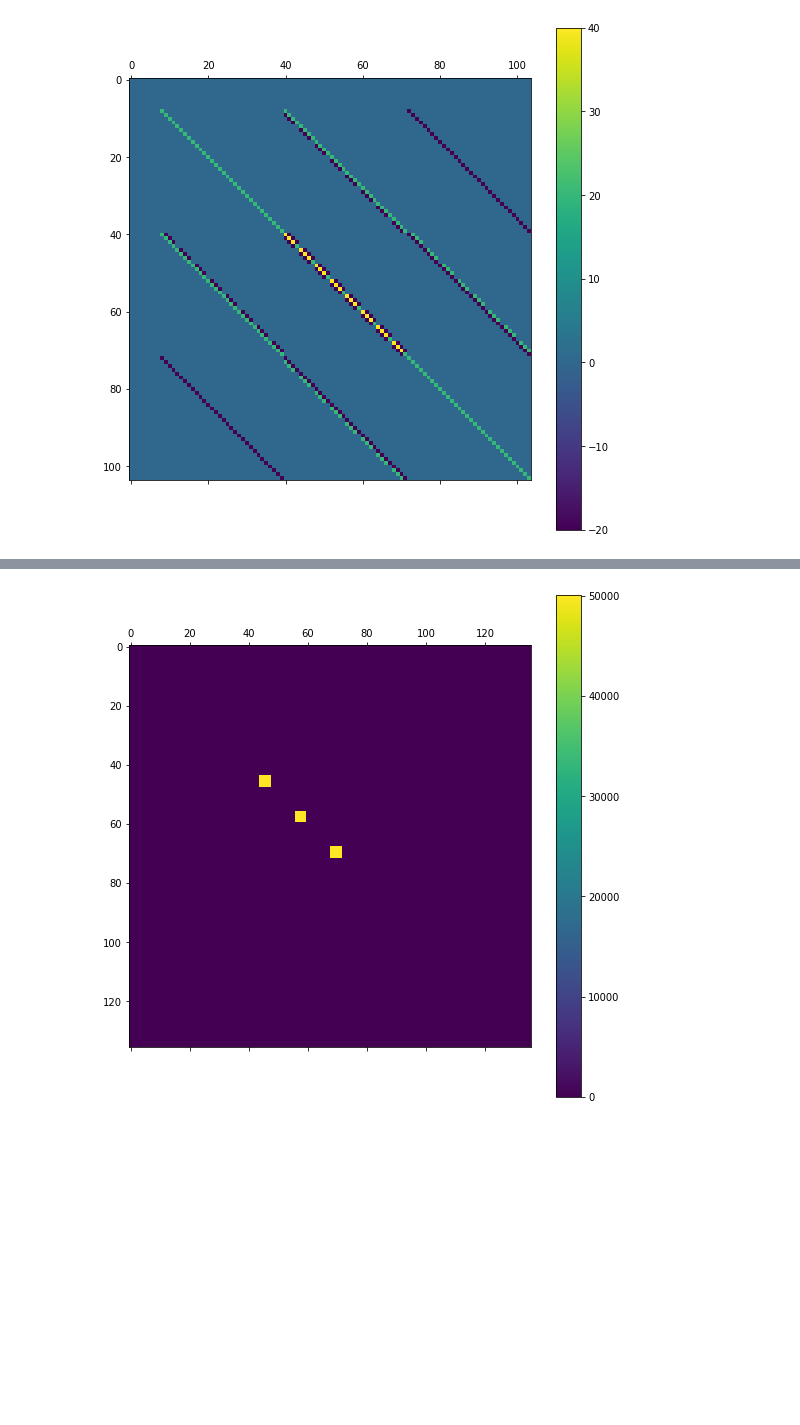
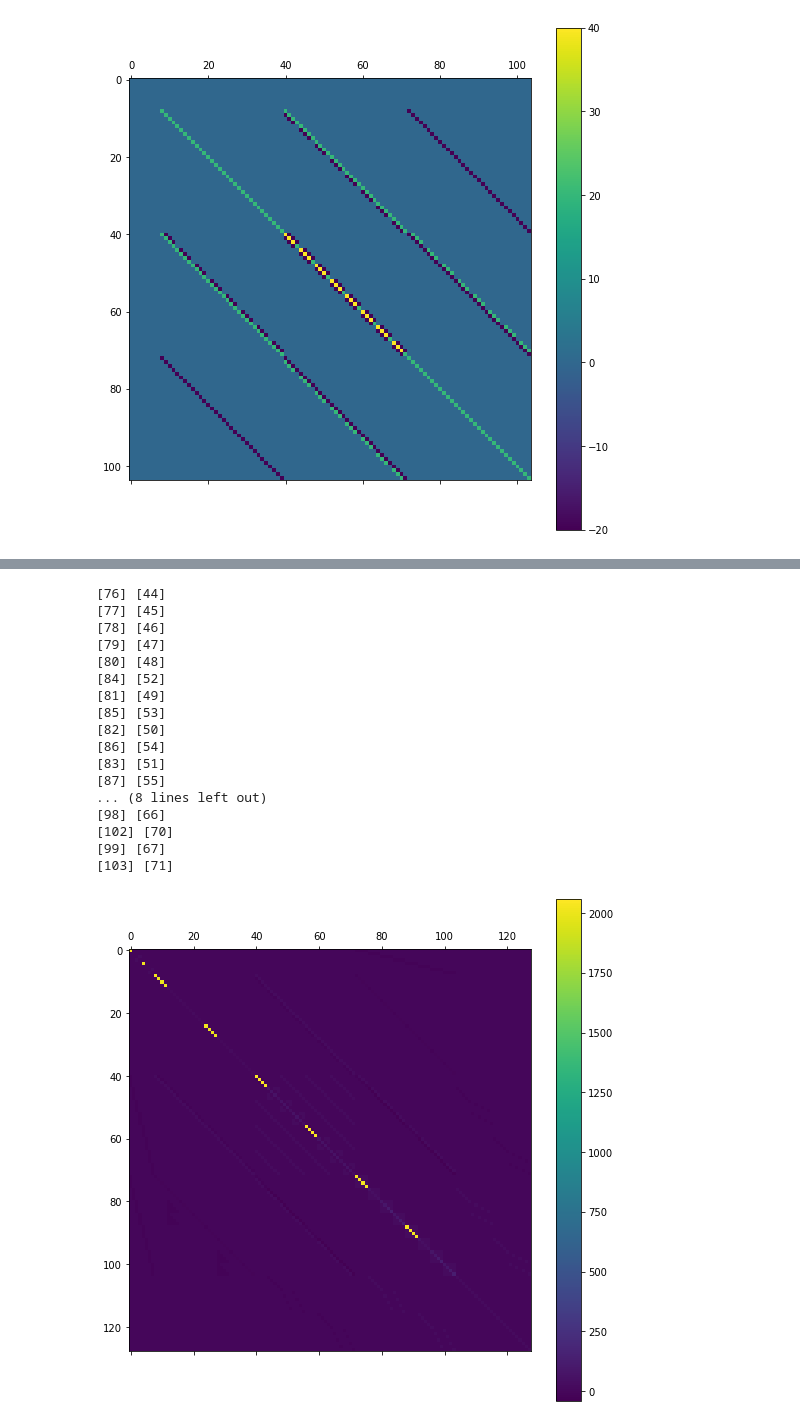
Before and after one commit to djzts/UoH_code, a Jupyter notebook: Wenlu/Final_algorithm_simplified.ipynb, the cells around one changed output, grey strips where cells are left out. Drawn from its saved outputs; the diff is of its cells as text; code cells hidden in the pictures; blank space fills up the shorter version.

```diff
--- a/Wenlu/Final_algorithm_simplified.ipynb
+++ b/Wenlu/Final_algorithm_simplified.ipynb
@@ -34,7 +34,7 @@ print(Data_input_type)
 VM_DP_time = VM_Data_processing_time(Data_input, Data_input_type , VM_speed)
 #print(np.shape(VM_DP_time),np.shape( Data_input_type),np.shape(VM_speed))
 modified_VM_DP_time =np.copy(VM_DP_time)
-modified_VM_DP_time[np.isinf(modified_VM_DP_time)]=50
+modified_VM_DP_time[np.isinf(modified_VM_DP_time)]=100
 # %%
 print(VM_DP_time)
 print(modified_VM_DP_time)
@@ -186,7 +212,7 @@ print(modified_VM_DP_time)
 # %%
-#C6
-P6 = np.ones((I,J,N,T_max)) * P
-QUBO_6 = np.zeros_like(QUBO_init)
+#C7 line(9)
+P7 = np.ones((I,J,N,T_max)) * P
+QUBO_7 = np.zeros_like(QUBO_init)
 for i in range(I):
     for j in range(J):
         for m in range(N):
@@ -205,9 +231,10 @@ for i in range(I):
                 var_matched[index_matched_z ] = 1
                 var_matched[index_matched_p ] = -1
 
-                QUBO_6 += P6[i,j,m,t]*np.outer(var_matched,var_matched)
+                QUBO_7 += P7[i,j,m,t]*np.outer(var_matched,var_matched)
 
 
-show_graph(QUBO_6)
+show_graph(QUBO_7)
+                #show_graph(np.outer(var_matched,var_matched))
 # %% [output]
 [figure]
@@ -262,5 +295,5 @@ show_graph(QUBO_8)
 # %%
 QUBO = np.zeros_like(QUBO_init)
-QUBO = QUBO_0 + QUBO_1 + QUBO_2 + QUBO_3 + QUBO_4 + QUBO_5 + QUBO_6 + QUBO_7 + QUBO_8
+QUBO = QUBO_0 + QUBO_1 + QUBO_2 + QUBO_3 + QUBO_4 + QUBO_5 + QUBO_6 + QUBO_7 + QUBO_8 + QUBO_add
 show_graph(QUBO)
 # %% [output]
@@ -268,42 +301,61 @@ show_graph(QUBO)
 # %%
 ## Single Slack Variable part
-#C9
+#C8 line(10)
 
 constraint = 9
 P9 = np.ones((I,J,N,T_max)) * P
 for i in range(I):
     for j in range(J):
-        for m in range(N):
-            for t in range(T_max):
+        for t in range(T_max):
+            V_ij_k, _ = np.where(VM_type == Data_input_type[i,j])
+            for machine in V_ij_k:
+
                 index_matched_y = []
-                index_matched_y.append(position_dictionary['y_%d%d%d%d'%(i,j,m,t)])
+                index_matched_y.append(position_dictionary['y_%d%d%d%d'%(i,j,machine,t)])
 
                 alpha = 0
                 index_matched_z = []
-                for alpha in range(1,int(modified_VM_DP_time[i,j,m])+1):
-                    index_matched_z.append(position_dictionary['z_%d%d%d%d'%(i,j,m,max(t-alpha+1,0))])
+                for alpha in range(1,int(modified_VM_DP_time[i,j,machine])+1):
+                    index_matched_z.append(position_dictionary['z_%d%d%d%d'%(i,j,machine,max(t-alpha+1,0))])
 
                 #slack var
+                #print(index_matched_z,index_matched_y)
+
+
+                position_dictionary["s_%d_%d%d%d%d"%(constraint,i,j,machine,t)] = Total
+                Total += 1
+
+                QUBO = np.pad(QUBO, [(0, 1), (0, 1)], mode='constant', constant_values = 0)
                 #print(np.shape(QUBO))
-                if (alpha <= 0):
-                    continue
-                else:
-                    position_dictionary["s_%d_%d%d%d%d"%(constraint,i,j,m,t)] = Total
-                    Total += 1
-                    QUBO = np.pad(QUBO, [(0, 1), (0, 1)], mode='constant', constant_values = 0)
-                    #print(np.shape(QUBO))
-                    #
+                #
 
-                    #print(len(position_dictionary))
-                    var_matched = np.zeros(Total)
-                    var_matched[index_matched_y] = -1
-                    var_matched[np.unique(index_matched_z)] = 1
-                    var_matched[-1] = 1
-                    QUBO += P9[i,j,m,t]*np.outer(var_matched,var_matched)
+                #print(len(position_dictionary))
+                var_matched = np.zeros(Total)
+                var_matched[index_matched_y] = -1
+                var_matched[np.unique(index_matched_z)] = 1
+                var_matched[-1] = 1
+                QUBO += P9[i,j,machine,t]*np.outer(var_matched,var_matched)
 
 show_graph(QUBO)
 # %% [output]
+[76] [44]
+[77] [45]
+[78] [46]
+[79] [47]
+[80] [48]
+[84] [52]
+[81] [49]
+[85] [53]
+[82] [50]
+[86] [54]
+[83] [51]
+[87] [55]
+... (8 lines left out)
+[98] [66]
+[102] [70]
+[99] [67]
+[103] [71]
-[figure, old version]
+[figure, new version]
 # %%
 from collections import defaultdict
 
```
Also changed, not shown: parts of 35 cells of this notebook.
